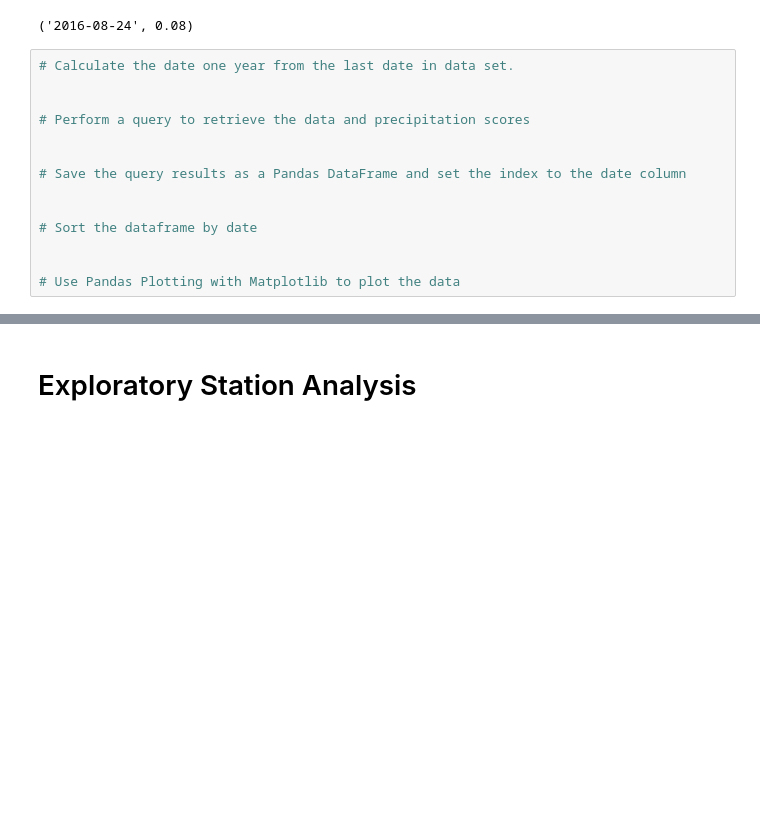
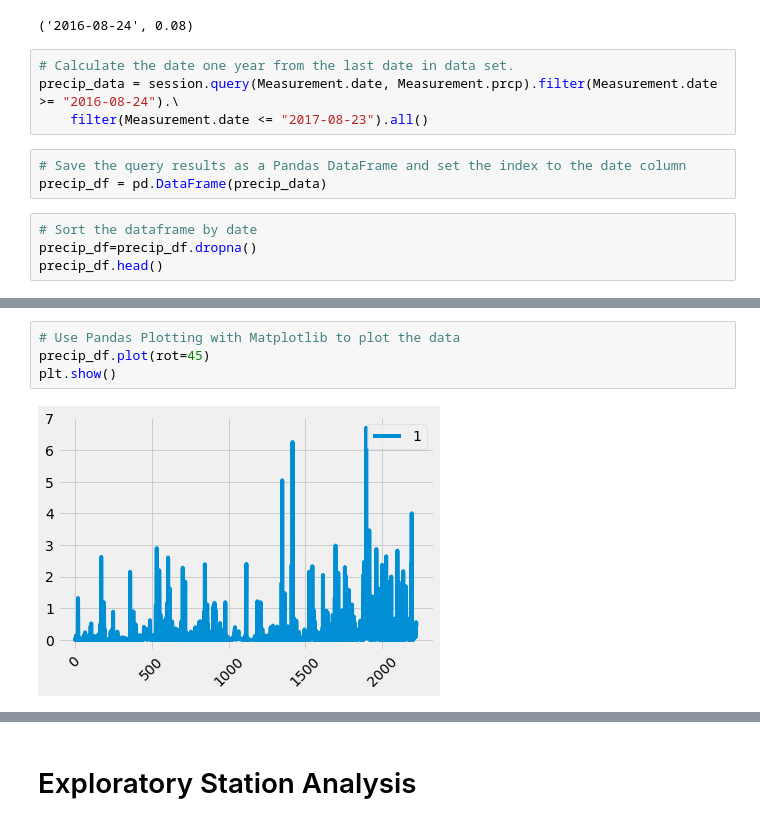
Before and after one commit to 86burke/sqlalchemy-challenge, a Jupyter notebook: climate_starter.ipynb, the cells around one changed output, grey strips where cells are left out. Drawn from its saved outputs; the diff is of its cells as text; blank space fills up the shorter version.

```diff
--- a/climate_starter.ipynb
+++ b/climate_starter.ipynb
@@ -55,17 +55,14 @@ order_by(Measurement.date).all()
 precip[0]
 # %% [output]
 ('2016-08-24', 0.08)
+# %%
+# Calculate the date one year from the last date in data set.
+precip_data = session.query(Measurement.date, Measurement.prcp).filter(Measurement.date >= "2016-08-24").\
+    filter(Measurement.date <= "2017-08-23").all()
 # %%
-# Calculate the date one year from the last date in data set.
-
-
-# Perform a query to retrieve the data and precipitation scores
-
-
 # Save the query results as a Pandas DataFrame and set the index to the date column
-
-
-# Sort the dataframe by date
-
-
-# Use Pandas Plotting with Matplotlib to plot the data
+precip_df = pd.DataFrame(precip_data)
+# %%
+# Sort the dataframe by date
+precip_df=precip_df.dropna()
+precip_df.head()
@@ -72,2 +76,8 @@ precip[0]
+# %%
+# Use Pandas Plotting with Matplotlib to plot the data
+precip_df.plot(rot=45)
+plt.show()
+# %% [output]
+[figure, added]
 # %%
 # Use Pandas to calcualte the summary statistics for the precipitation data
```
Also changed, not shown: parts of 6 cells of this notebook, 1 other file.
